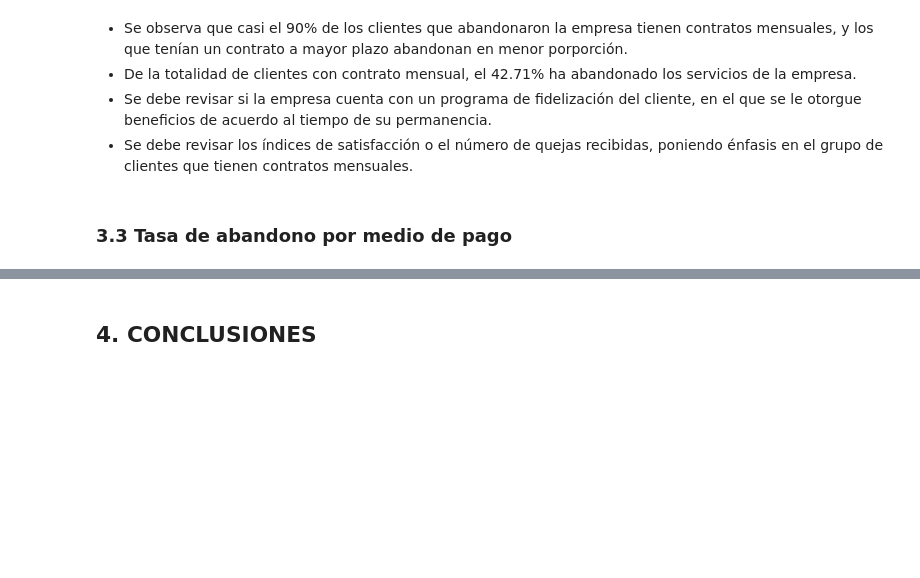
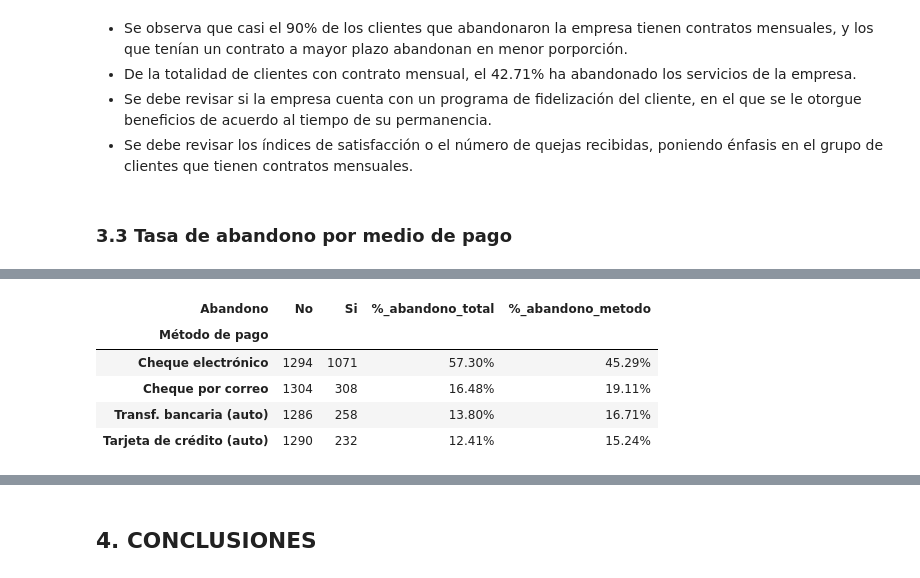
Before and after one commit to ecordovag/telecomx, a Jupyter notebook: telecom_x.ipynb, the cells around one changed output, grey strips where cells are left out. Drawn from its saved outputs; the diff is of its cells as text; code cells hidden in the pictures; blank space fills up the shorter version.

```diff
--- a/telecom_x.ipynb
+++ b/telecom_x.ipynb
@@ -606,0 +634,11 @@ plt.show()
+# %%
+# Reordenamiento de valores de mayor a menor
+df_abandono_pago.sort_values(by='Si', ascending=False, inplace=True)
+df_abandono_pago
+# %% [output]
+| Abandono | No | Si | %_abandono_total | %_abandono_metodo |
+| Método de pago |  |  |  |  |
+| Cheque electrónico | 1294 | 1071 | 57.30% | 45.29% |
+| Cheque por correo | 1304 | 308 | 16.48% | 19.11% |
+| Transf. bancaria (auto) | 1286 | 258 | 13.80% | 16.71% |
+| Tarjeta de crédito (auto) | 1290 | 232 | 12.41% | 15.24% |
```
Also changed, not shown: parts of 4 cells of this notebook.
